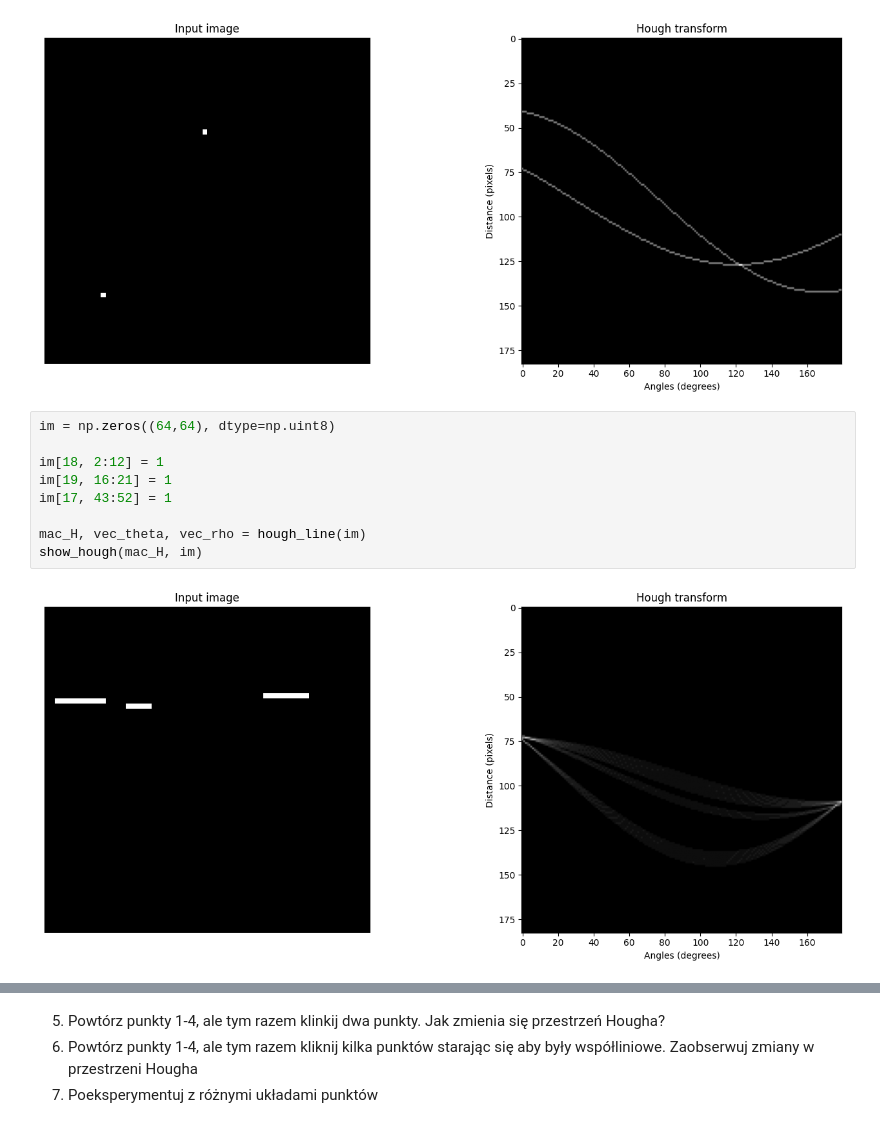
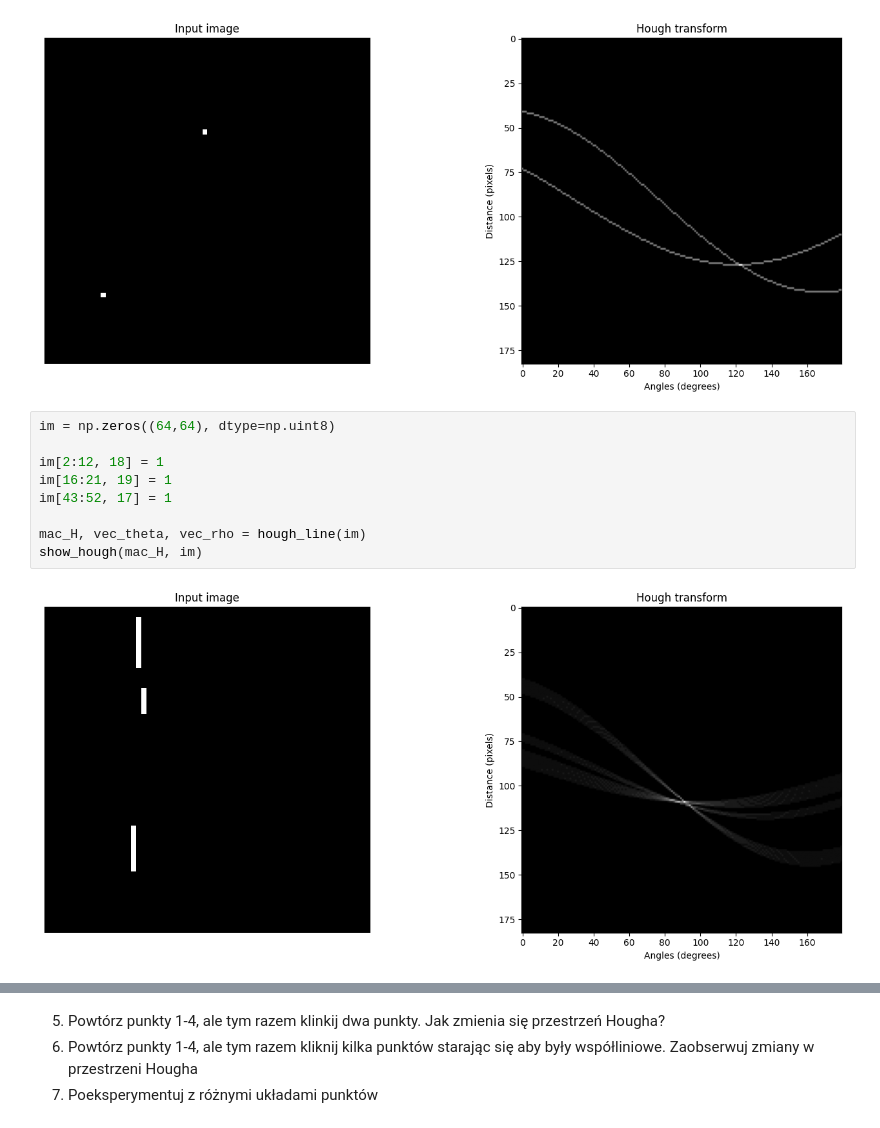
Before and after one commit to fpikon/Systemy_wizyjne, a Jupyter notebook: LAB_11/11_Hough.ipynb, the cells around one changed output, grey strips where cells are left out. Cells and saved outputs as stored; diff of their text form.

```diff
--- a/LAB_11/11_Hough.ipynb
+++ b/LAB_11/11_Hough.ipynb
@@ -97,14 +97,14 @@ show_hough(mac_H, im)
 # %%
 im = np.zeros((64,64), dtype=np.uint8)
 
-im[18, 2:12] = 1
-im[19, 16:21] = 1
-im[17, 43:52] = 1
+im[2:12, 18] = 1
+im[16:21, 19] = 1
+im[43:52, 17] = 1
 
 mac_H, vec_theta, vec_rho = hough_line(im)
 show_hough(mac_H, im)
 # %% [output]
-[figure, old version]
+[figure, new version]
 # %%
 im = np.zeros((64,64), dtype=np.uint8)
 
```
Also changed, not shown: parts of 9 cells of this notebook.
